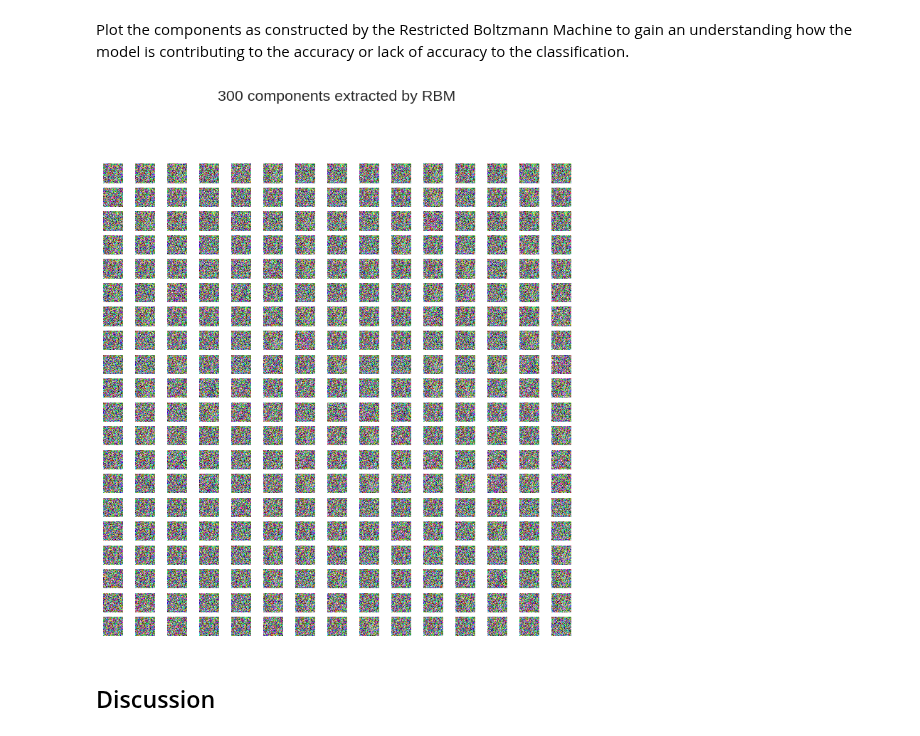
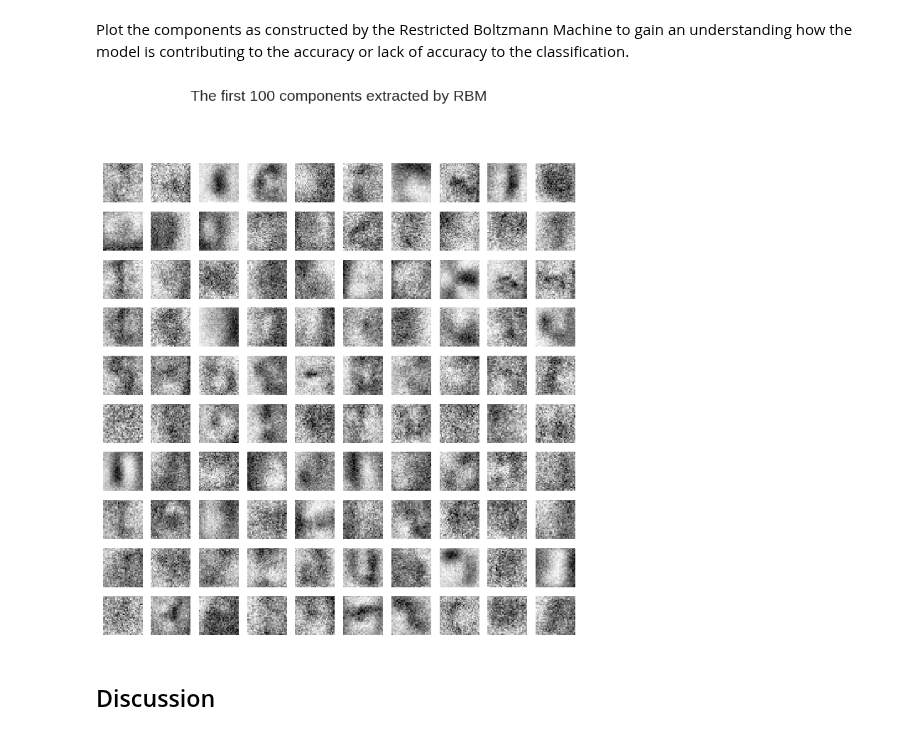
Before and after one commit to 315iah515/Thinkful-Notebooks, a Jupyter notebook: Bootcamp/Unsupervised/NeuralNetworks/RestrictedBoltzmannFeatureExtraction.ipynb, the cells around one changed output. Drawn from its saved outputs; the diff is of its cells as text; code cells hidden in the pictures.

Commit message:
another rework of using RBM for filtering of images for classification this time all images converted to grayscale.

```diff
--- a/Bootcamp/Unsupervised/NeuralNetworks/RestrictedBoltzmannFeatureExtraction.ipynb
+++ b/Bootcamp/Unsupervised/NeuralNetworks/RestrictedBoltzmannFeatureExtraction.ipynb
@@ -61,3 +60,11 @@ def unpickle(file):
     with open(file, 'rb') as fo:
         dict = pickle.load(fo, encoding='bytes')
     return dict
+
+# Function takes a flatten vector of RGB pixels and constructs
+# a 3D matrix 32 x 32 x 3 and converts this data to a gray scale image.
+# Lastly it flattens the data to 1 d array for processing.
+def recompose_and_convert(pixel_1darray):
+    rgb_img = np.reshape(pixel_1darray, (32, 32, 3), order='F')
+    gray_scale_img = color.rgb2gray(rgb_img)
+    return np.reshape(gray_scale_img, 1024)
@@ -66,7 +98,7 @@ Loading of pixel and label data. The test set is appended to both datasets to of
 # %%
-
+# image and label data paths
 root_path = '/media/ianh/space/ThinkfulData/Isitabird/cifar-10-batches-py/'
-img_data = ['data_batch_1', 'data_batch_2', 'data_batch_3', 'data_batch_4', 'data_batch_5', 'test_batch']
+img_data = ['data_batch_1', 'data_batch_2', 'data_batch_3', 'data_batch_4', 'data_batch_5']
 labels_file = 'batches.meta'
 
 # Create empty numpy arrays for RBG pixel data and classification labels
@@ -75,7 +107,15 @@ target_labels = []
 
 for item in img_data:
     data = unpickle(root_path+item)
-    pixel_list.append(data.get(b'data'))
+    vector = []
+    # big block of pixels 10000 x 3072
+    block = data.get(b'data')
+    for row in range(0, 10000):
+        gray_scale_1d_array = recompose_and_convert(block[row,:])
+        vector.append(gray_scale_1d_array)
+
+    # vector should result in a size of 10000 x 1024 after conversion
+    pixel_list.append(vector)
     target_labels.extend(data.get(b'labels'))
 
 pixel_data = np.concatenate(pixel_list)
@@ -162,11 +207,10 @@ rbm = BernoulliRBM(random_state=0)
 rbm.n_iter = 20
 # More components tend to give better prediction performance, but larger
 # fitting time
-rbm.n_components = 300
+rbm.n_components = 600
 logistic.C = 6000.0
 
-# Lets not forget to Standardize the features
-pipe_classifier = Pipeline(steps=[('scl', StandardScaler()), ('rbm', rbm), ('logistic', logistic)])
+pipe_classifier = Pipeline(steps=[('rbm', rbm), ('logistic', logistic)])
 
 
 # Training RBM-Logistic Pipeline
@@ -177,6 +221,7 @@ y_ = pipe_classifier.predict(X_test)
 
 print('\n')
 print(logistic.classes_)
+#target_names = ['not an airplane', 'airplane']
 target_names = ['airplane', 'automobile', 'bird', 'cat', 'deer', 'dog', 'frog', 'horse', 'ship', 'truck']
 print(classification_report(y_test, y_, target_names=target_names))
 print('\n')
@@ -209,15 +254,16 @@ avg / total       0.06      0.15      0.05     24000
 Plot the components as constructed by the Restricted Boltzmann Machine to gain an understanding how the model is contributing to the accuracy or lack of accuracy to the classification.
 # %%
 __ = plt.figure(figsize=(800/my_dpi, 800/my_dpi), dpi=my_dpi)
-for i, comp in enumerate(rbm.components_):
-    plt.subplot(20, 15, i + 1)
-    img = np.reshape(comp,(32, 32, 3))
+for i in range (0,100):
+    comp = rbm.components_[i]
+    plt.subplot(10, 10, i + 1)
+    img = np.reshape(comp,(32, 32))
     plt.imshow(img, interpolation='nearest')
     plt.xticks(())
     plt.yticks(())
-plt.suptitle('300 components extracted by RBM', fontsize=16)
+plt.suptitle('The first 100 components extracted by RBM', fontsize=16)
 plt.subplots_adjust(0.08, 0.02, 0.92, 0.85, 0.08, 0.23)
 # %% [output]
-[figure, old version]
+[figure, new version]
 # %% [markdown]
 ## Discussion
```
Also changed, not shown: parts of 11 cells of this notebook, 1 other file.
